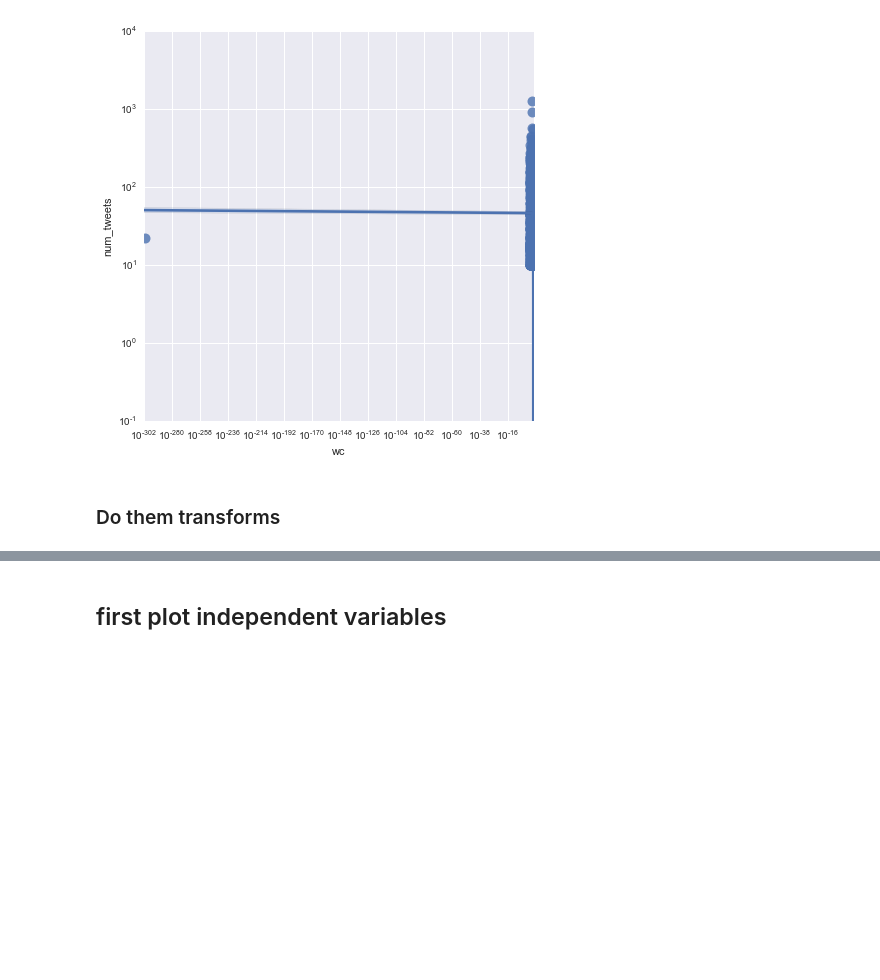
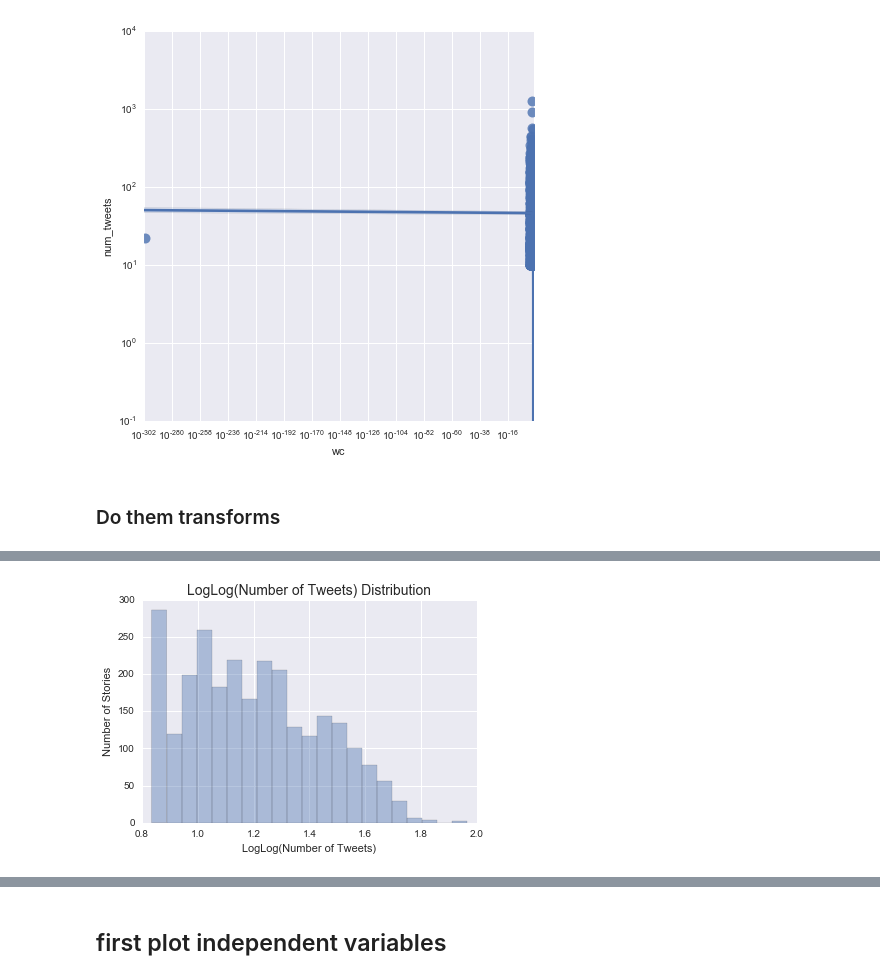
Before and after one commit to sbchou/thesis-extend, a Jupyter notebook: ANALYSIS/DataTransforms.ipynb, the cells around one changed output, grey strips where cells are left out. Cells and saved outputs as stored; diff of their text form; code cells hidden in the pictures; blank space fills up the shorter version.

```diff
--- a/ANALYSIS/DataTransforms.ipynb
+++ b/ANALYSIS/DataTransforms.ipynb
@@ -98,0 +115,11 @@ df = df.dropna()
+# %%
+df['log_log_num_tweets'] = df.log_num_tweets.apply(np.log)
+df['log_log_log_num_tweets'] = df.log_log_num_tweets.apply(np.log)
+# %%
+sns.distplot(df.log_log_num_tweets, kde=False, rug=False);
+plt.title("LogLog(Number of Tweets) Distribution", fontsize=14)
+plt.xlabel("LogLog(Number of Tweets)")
+plt.ylabel("Number of Stories")
+plt.savefig("FIGS/CORR/log_log_num_tweets_dist.png")
+# %% [output]
+[figure, added]
```
Also changed, not shown: parts of 5 cells of this notebook, 24 other files.
